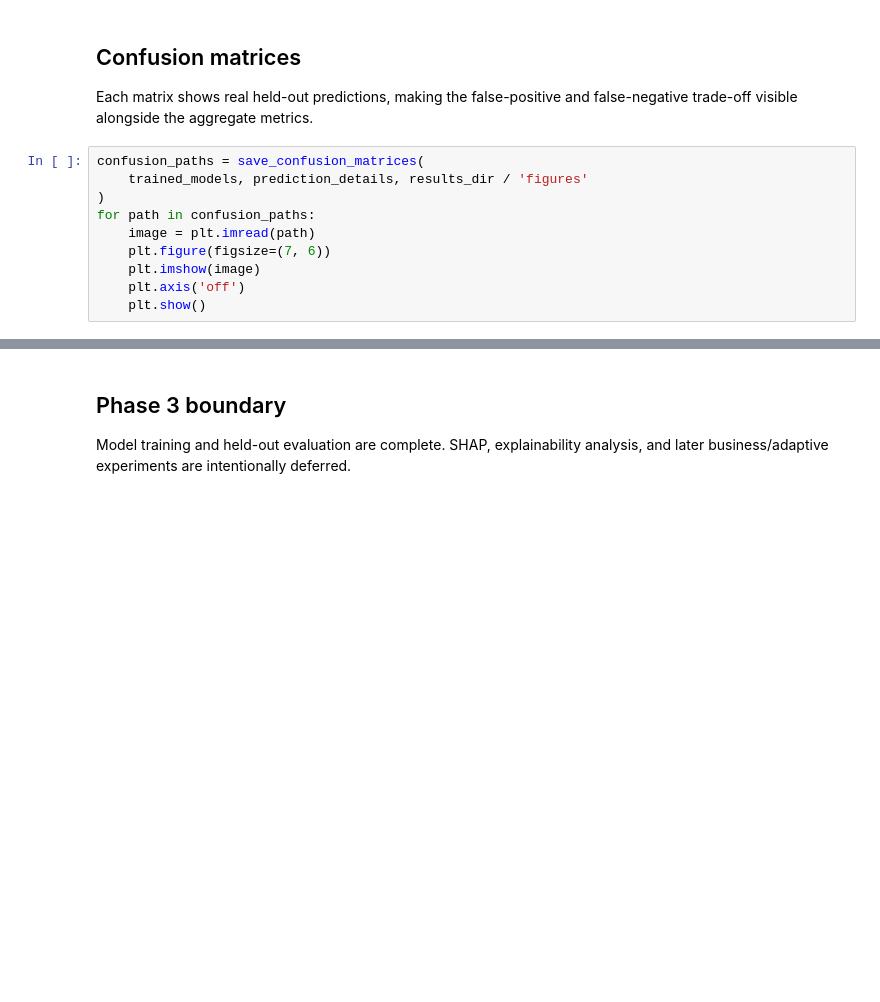
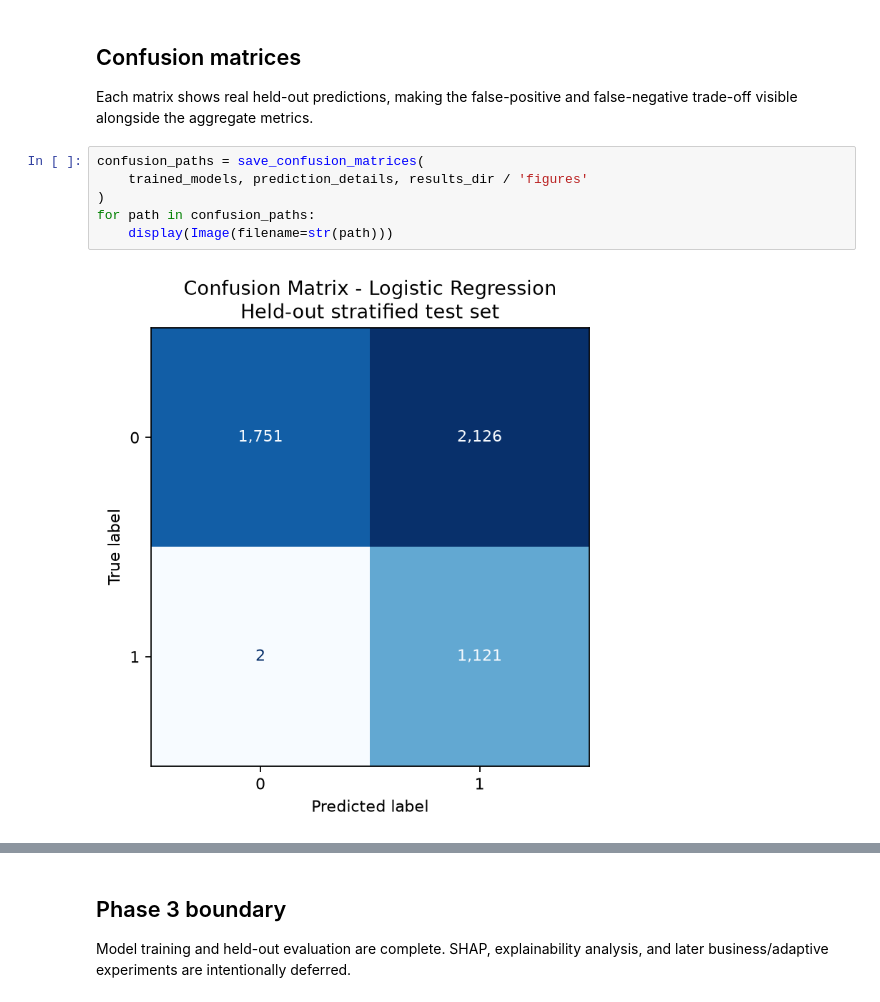
Before and after one commit to ParthrChandurkar/explainable-purchase-prediction, a Jupyter notebook: notebooks/03_modeling_evaluation.ipynb, the cells around one changed output, grey strips where cells are left out. Cells and saved outputs as stored; diff of their text form; blank space fills up the shorter version.

```diff
--- a/notebooks/03_modeling_evaluation.ipynb
+++ b/notebooks/03_modeling_evaluation.ipynb
@@ -135,10 +135,8 @@ Each matrix shows real held-out predictions, making the false-positive and false
 # %%
 confusion_paths = save_confusion_matrices(
     trained_models, prediction_details, results_dir / 'figures'
 )
 for path in confusion_paths:
-    image = plt.imread(path)
-    plt.figure(figsize=(7, 6))
-    plt.imshow(image)
-    plt.axis('off')
-    plt.show()
+    display(Image(filename=str(path)))
+# %% [output]
+[figure, added]
```
Also changed, not shown: parts of 6 cells of this notebook, 9 other files.
